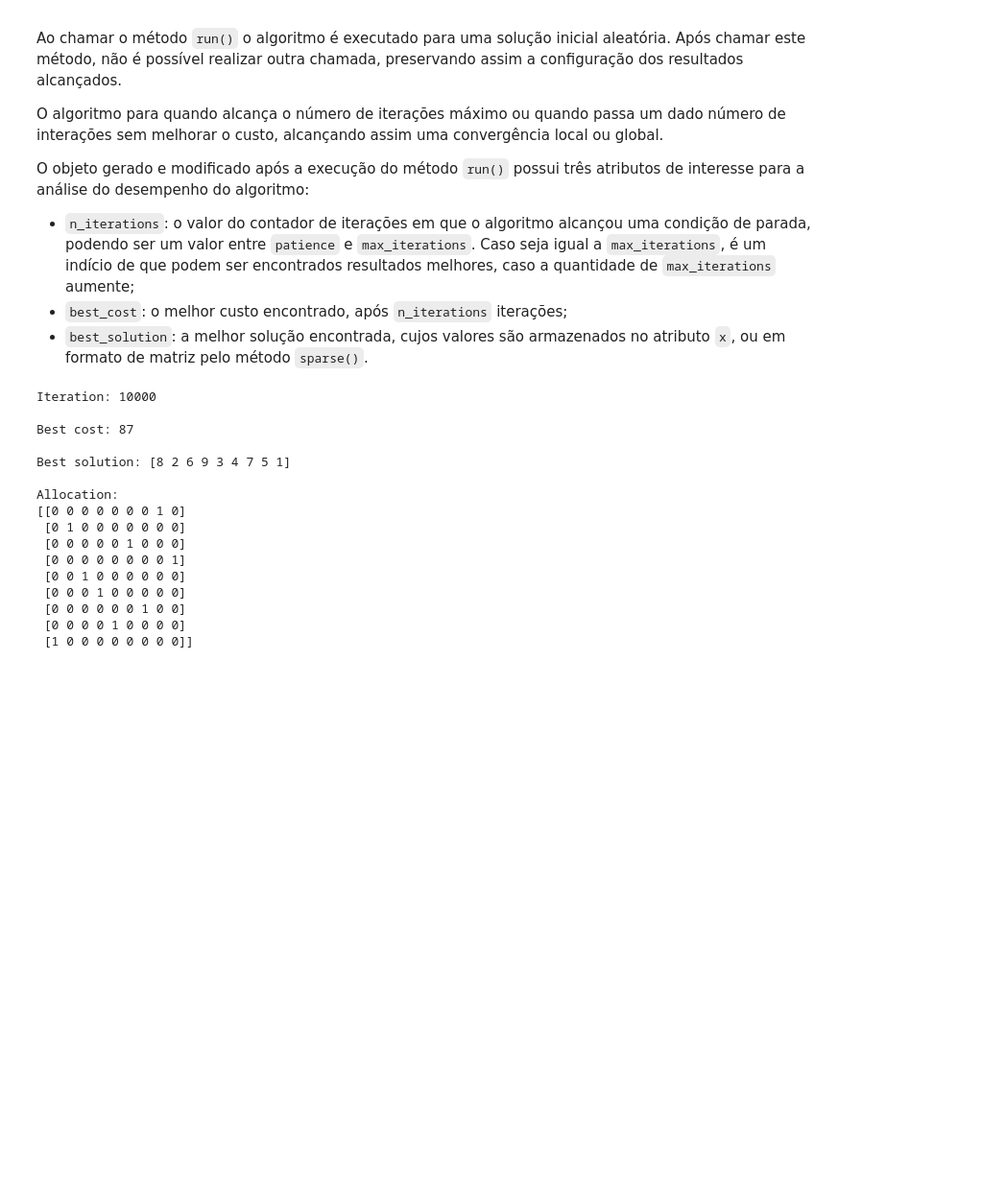
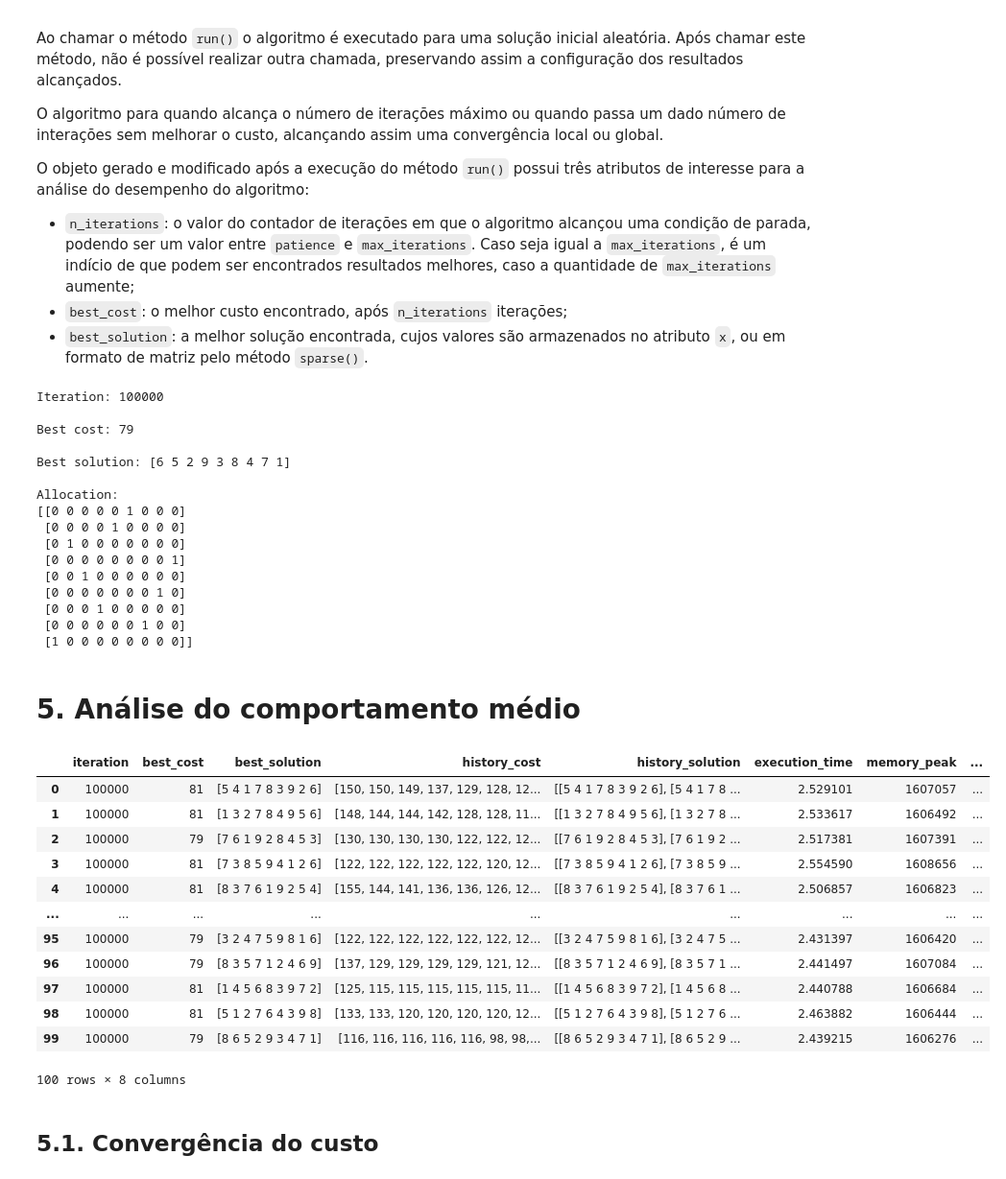
Before and after one commit to hellsdeur/moc-ppgcc-2025, a Jupyter notebook: atividade02/main.ipynb, the cells around one changed output. Shown: that part at 96% size. Cells and saved outputs as stored; diff of their text form; code cells hidden in the pictures; blank space fills up the shorter version.

```diff
--- a/atividade02/main.ipynb
+++ b/atividade02/main.ipynb
@@ -129,7 +133,7 @@ hc = HillClimbing(
     problem=Minimize(),
     objective_function=objective_function,
     cost_matrix=cost_matrix,
-    max_iterations=10_000,
+    max_iterations=100_000,
     patience=100
 )
 
@@ -137,19 +141,81 @@ hc.run()
 
 hc
 # %% [output]
-Iteration: 10000
+Iteration: 100000
 
-Best cost: 87
+Best cost: 79
 
-Best solution: [8 2 6 9 3 4 7 5 1]
+Best solution: [6 5 2 9 3 8 4 7 1]
 
 Allocation:
-[[0 0 0 0 0 0 0 1 0]
+[[0 0 0 0 0 1 0 0 0]
+ [0 0 0 0 1 0 0 0 0]
  [0 1 0 0 0 0 0 0 0]
- [0 0 0 0 0 1 0 0 0]
  [0 0 0 0 0 0 0 0 1]
  [0 0 1 0 0 0 0 0 0]
+ [0 0 0 0 0 0 0 1 0]
  [0 0 0 1 0 0 0 0 0]
  [0 0 0 0 0 0 1 0 0]
- [0 0 0 0 1 0 0 0 0]
  [1 0 0 0 0 0 0 0 0]]
+# %% [markdown]
+# 5. Análise do comportamento médio
+# %%
+n_runs = 100
+
+results = []
+
+data = {
+    "iteration": [],
+    "best_cost": [],
+    "best_solution": [],
+    "history_cost": [],
+    "history_solution": [],
+    "execution_time": [],
+    "memory_peak": []
+}
+
+for i in tqdm(range(n_runs), desc="Running Hill Climbing"):
+    hc = HillClimbing(
+        problem=Minimize(),
+        objective_function=objective_function,
+        cost_matrix=cost_matrix,
+        max_iterations=100_000,
+        patience=100
+    )
+
+    start_time = time()
+    tracemalloc.start()
+    hc.run()
+    current, peak = tracemalloc.get_traced_memory()
+    tracemalloc.stop()
+    end_time = time()
+
+    results.append(hc)
+
+    data["iteration"].append(hc.n_iterations)
+    data["best_cost"].append(hc.best_cost)
+    data["best_solution"].append(hc.best_solution)
+    data["history_cost"].append(hc.history["best_cost"])
+    data["history_solution"].append(hc.history["best_solution"])
+    data["execution_time"].append(end_time - start_time)
+    data["memory_peak"].append(peak)
+
+df = pd.DataFrame(data)
+df["history_cost"] = df["history_cost"].apply(lambda x: np.array(x))
+df["history_solution"] = df["history_solution"].apply(lambda x: np.array(x))
+df["memory_peak_mb"] = df["memory_peak"].apply(lambda x: x / 10**6)
+df
+# %% [output]
+|  | iteration | best_cost | best_solution | history_cost | history_solution | execution_time | memory_peak | ... |
+| 0 | 100000 | 81 | [5 4 1 7 8 3 9 2 6] | [150, 150, 149, 137, 129, 128, 12... | [[5 4 1 7 8 3 9 2 6], [5 4 1 7 8 ... | 2.529101 | 1607057 | ... |
+| 1 | 100000 | 81 | [1 3 2 7 8 4 9 5 6] | [148, 144, 144, 142, 128, 128, 11... | [[1 3 2 7 8 4 9 5 6], [1 3 2 7 8 ... | 2.533617 | 1606492 | ... |
+| 2 | 100000 | 79 | [7 6 1 9 2 8 4 5 3] | [130, 130, 130, 130, 122, 122, 12... | [[7 6 1 9 2 8 4 5 3], [7 6 1 9 2 ... | 2.517381 | 1607391 | ... |
+| 3 | 100000 | 81 | [7 3 8 5 9 4 1 2 6] | [122, 122, 122, 122, 122, 120, 12... | [[7 3 8 5 9 4 1 2 6], [7 3 8 5 9 ... | 2.554590 | 1608656 | ... |
+| 4 | 100000 | 81 | [8 3 7 6 1 9 2 5 4] | [155, 144, 141, 136, 136, 126, 12... | [[8 3 7 6 1 9 2 5 4], [8 3 7 6 1 ... | 2.506857 | 1606823 | ... |
+| ... | ... | ... | ... | ... | ... | ... | ... | ... |
+| 95 | 100000 | 79 | [3 2 4 7 5 9 8 1 6] | [122, 122, 122, 122, 122, 122, 12... | [[3 2 4 7 5 9 8 1 6], [3 2 4 7 5 ... | 2.431397 | 1606420 | ... |
+| 96 | 100000 | 79 | [8 3 5 7 1 2 4 6 9] | [137, 129, 129, 129, 129, 121, 12... | [[8 3 5 7 1 2 4 6 9], [8 3 5 7 1 ... | 2.441497 | 1607084 | ... |
+| 97 | 100000 | 81 | [1 4 5 6 8 3 9 7 2] | [125, 115, 115, 115, 115, 115, 11... | [[1 4 5 6 8 3 9 7 2], [1 4 5 6 8 ... | 2.440788 | 1606684 | ... |
+| 98 | 100000 | 81 | [5 1 2 7 6 4 3 9 8] | [133, 133, 120, 120, 120, 120, 12... | [[5 1 2 7 6 4 3 9 8], [5 1 2 7 6 ... | 2.463882 | 1606444 | ... |
+| 99 | 100000 | 79 | [8 6 5 2 9 3 4 7 1] | [116, 116, 116, 116, 116, 98, 98,... | [[8 6 5 2 9 3 4 7 1], [8 6 5 2 9 ... | 2.439215 | 1606276 | ... |
+100 rows × 8 columns
@@ -155,0 +228,2 @@ Allocation:
+# %% [markdown]
+## 5.1. Convergência do custo
```
Also changed, not shown: parts of 14 cells of this notebook, 4 other files.
